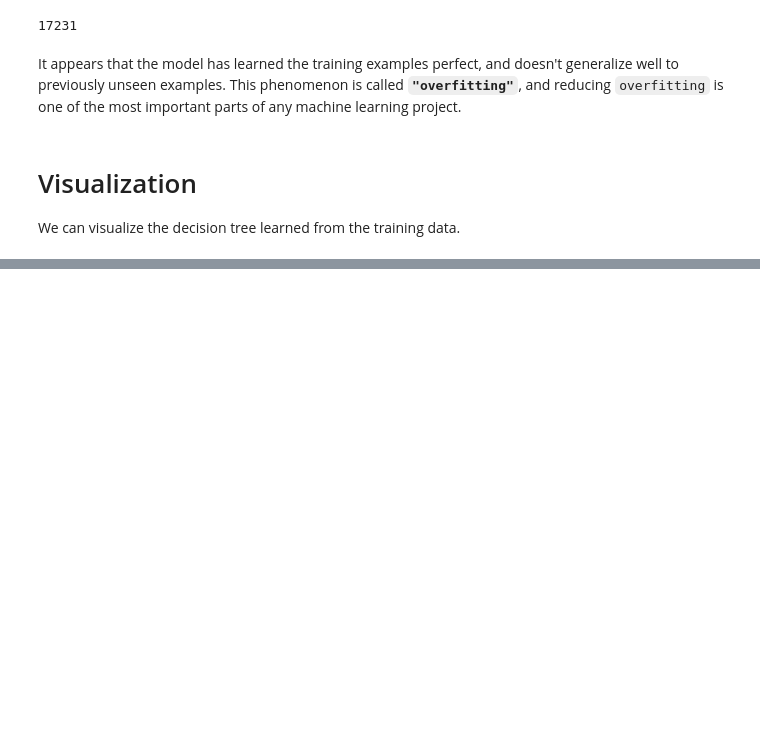
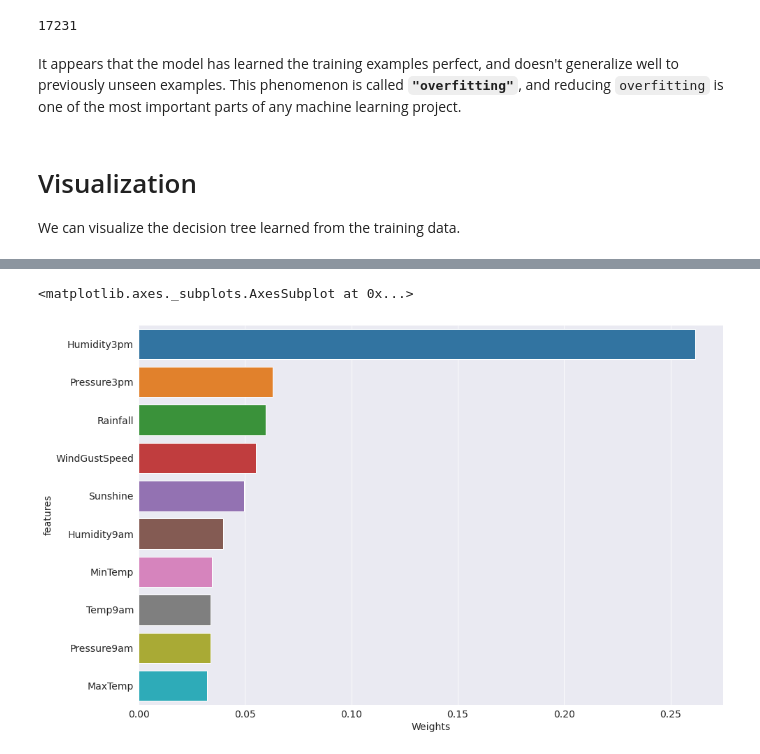
Before and after one commit to imshiv-10/ML-SkLearn, a Jupyter notebook: 3. Decision Trees and Hyperparameters/decision_trees_random_forests.ipynb, the cells around one changed output, grey strips where cells are left out. Saved outputs shown, nothing was run; the diff lists cells and outputs as text; code cells hidden in the pictures; blank space fills up the shorter version.

```diff
--- a/3. Decision Trees and Hyperparameters/decision_trees_random_forests.ipynb
+++ b/3. Decision Trees and Hyperparameters/decision_trees_random_forests.ipynb
@@ -810,0 +884,5 @@ We can visualize the decision tree learned from the training data.
+# %%
+importance_df = pd.DataFrame({
+    'features':XTrain.columns,
+    'Weights': model.feature_importances_
+}).sort_values('Weights',ascending=False)
@@ -810,0 +903,5 @@ We can visualize the decision tree learned from the training data.
+# %%
+sns.barplot(data=importance_df.head(10) ,x='Weights', y='features')
+# %% [output]
+<matplotlib.axes._subplots.AxesSubplot at 0x...>
+[figure, added]
```
Also changed, not shown: parts of 8 cells of this notebook.
